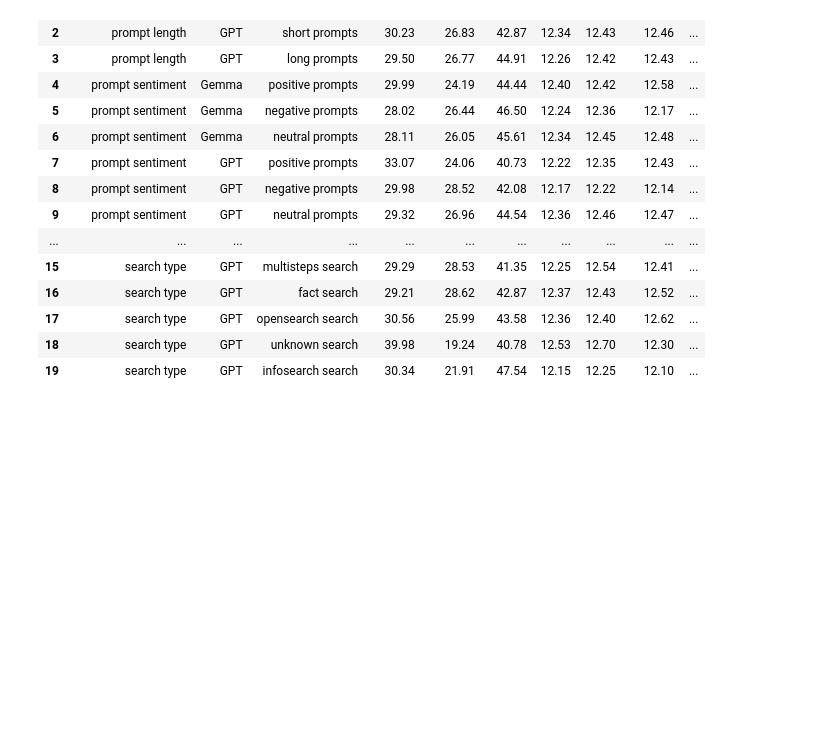
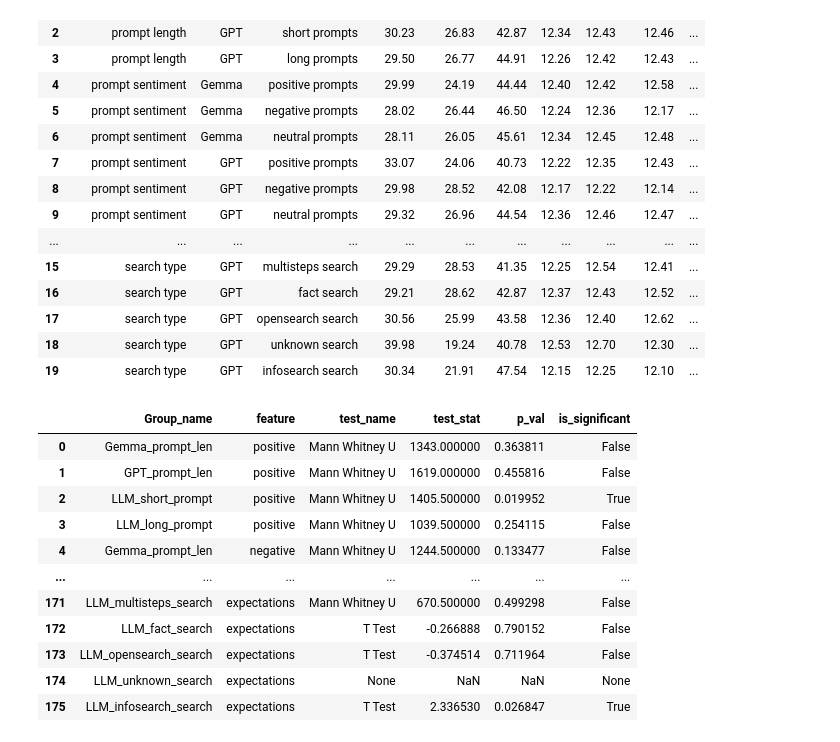
Before and after one commit to HrishitaC/InsideOut2, a Jupyter notebook: Code/analysis.ipynb, the cells around one changed output. Saved outputs shown, nothing was run; the diff lists cells and outputs as text; code cells hidden in the pictures; blank space fills up the shorter version.

Commit message:
Added significance tests for prompt categories

```diff
--- a/Code/analysis.ipynb
+++ b/Code/analysis.ipynb
@@ -476,3 +476,96 @@ query_cat_stats_df
 | 17 | search type | GPT | opensearch search | 30.56 | 25.99 | 43.58 | 12.36 | 12.40 | 12.62 | ... |
 | 18 | search type | GPT | unknown search | 39.98 | 19.24 | 40.78 | 12.53 | 12.70 | 12.30 | ... |
 | 19 | search type | GPT | infosearch search | 30.34 | 21.91 | 47.54 | 12.15 | 12.25 | 12.10 | ... |
+# %%
+from scipy.stats import ttest_ind, mannwhitneyu, shapiro, f_oneway, kruskal, ttest_1samp
+import pandas as pd
+
+def compute_significance(distributions):
+    try:
+        shapiros = [shapiro(distribution)[1] for distribution in distributions]
+        if any(s < 0.05 for s in shapiros):
+            if len(shapiros) == 2:
+                test_stat, p_val = mannwhitneyu(distributions[0], distributions[1])
+                test_name = "Mann Whitney U"
+            elif len(shapiros) == 3:
+                test_stat, p_val = kruskal(distributions[0], distributions[1], distributions[2])
+                test_name = "Kruskal Wallis H"
+            else:
+                test_stat, p_val = kruskal(distributions[0], distributions[1], distributions[2], distributions[3], distributions[4])
+                test_name = "Kruskal Wallis H"
+        else:
+            if len(shapiros) == 2:
+                test_stat, p_val = ttest_ind(distributions[0], distributions[1])
+                test_name = "T Test"
+            elif len(shapiros) == 3:
+                test_stat, p_val = f_oneway(distributions[0], distributions[1], distributions[2])
+                test_name = "ANOVA"
+            else:
+                test_stat, p_val = f_oneway(distributions[0], distributions[1], distributions[2], distributions[3], distributions[4])
+                test_name = "ANOVA"
+        return test_name, test_stat, p_val, p_val < 0.05
+    except:
+        return None, None, None, None
+
+
+OG_EP_categorised = pd.read_csv("../Results/OG_EP_categorised.csv")
+Gemma_EP_categorised = OG_EP_categorised.loc[OG_EP_categorised["LLM"]=="Gemma"]
+GPT_EP_categorised = OG_EP_categorised.loc[OG_EP_categorised["LLM"]=="GPT"]
+
+results = []
+emo_features = ["positive", "negative", "neutral", "joy", "anger", "surprise", "disgust", "fear", "sadness", "trust", "expectations"]
+
+# prompt length
+for emo in emo_features:
+    test_name, test_stat, p_val, is_significant = compute_significance([Gemma_EP_categorised.loc[Gemma_EP_categorised["query_len_type"]=="short"][emo], Gemma_EP_categorised.loc[Gemma_EP_categorised["query_len_type"]=="long"][emo]])
+    results.append(["Gemma_prompt_len", emo, test_name, test_stat, p_val, is_significant])
+
+    test_name, test_stat, p_val, is_significant = compute_significance([GPT_EP_categorised.loc[GPT_EP_categorised["query_len_type"]=="short"][emo], GPT_EP_categorised.loc[GPT_EP_categorised["query_len_type"]=="long"][emo]])
+    results.append(["GPT_prompt_len", emo, test_name, test_stat, p_val, is_significant])
+
+    test_name, test_stat, p_val, is_significant = compute_significance([Gemma_EP_categorised.loc[Gemma_EP_categorised["query_len_type"]=="short"][emo], GPT_EP_categorised.loc[GPT_EP_categorised["query_len_type"]=="short"][emo]])
+    results.append(["LLM_short_prompt", emo, test_name, test_stat, p_val, is_significant])
+
+    test_name, test_stat, p_val, is_significant = compute_significance([Gemma_EP_categorised.loc[Gemma_EP_categorised["query_len_type"]=="long"][emo], GPT_EP_categorised.loc[GPT_EP_categorised["query_len_type"]=="long"][emo]])
+    results.append(["LLM_long_prompt", emo, test_name, test_stat, p_val, is_significant])
+
+# prompt sentiment
+for emo in emo_features:
+    test_name, test_stat, p_val, is_significant = compute_significance([Gemma_EP_categorised.loc[Gemma_EP_categorised["query_sentiment_type"]=="positive"][emo], Gemma_EP_categorised.loc[Gemma_EP_categorised["query_sentiment_type"]=="negative"][emo], Gemma_EP_categorised.loc[Gemma_EP_categorised["query_sentiment_type"]=="neutral"][emo]])
+    results.append(["Gemma_prompt_sentiment", emo, test_name, test_stat, p_val, is_significant])
+
+    test_name, test_stat, p_val, is_significant = compute_significance([GPT_EP_categorised.loc[GPT_EP_categorised["query_sentiment_type"]=="positive"][emo], GPT_EP_categorised.loc[GPT_EP_categorised["query_sentiment_type"]=="negative"][emo], GPT_EP_categorised.loc[GPT_EP_categorised["query_sentiment_type"]=="neutral"][emo]])
+    results.append(["GPT_prompt_sentiment", emo, test_name, test_stat, p_val, is_significant])
+
+    for sent in ["positive", "negative", "neutral"]:
+        test_name, test_stat, p_val, is_significant = compute_significance([Gemma_EP_categorised.loc[Gemma_EP_categorised["query_sentiment_type"]==sent][emo], GPT_EP_categorised.loc[GPT_EP_categorised["query_sentiment_type"]==sent][emo]])
+        results.append(["LLM_"+sent+"_prompt", emo, test_name, test_stat, p_val, is_significant])
+
+# search type
+for emo in emo_features:
+    test_name, test_stat, p_val, is_significant = compute_significance([Gemma_EP_categorised.loc[Gemma_EP_categorised["search_type"]==search][emo] for search in Gemma_EP_categorised["search_type"].unique()])
+    results.append(["Gemma_search_type", emo, test_name, test_stat, p_val, is_significant])
+
+    test_name, test_stat, p_val, is_significant = compute_significance([GPT_EP_categorised.loc[GPT_EP_categorised["search_type"]==search][emo] for search in GPT_EP_categorised["search_type"].unique()])
+    results.append(["GPT_search_type", emo, test_name, test_stat, p_val, is_significant])
+
+    for search in OG_EP_categorised["search_type"].unique():
+        test_name, test_stat, p_val, is_significant = compute_significance([Gemma_EP_categorised.loc[Gemma_EP_categorised["search_type"]==search][emo], GPT_EP_categorised.loc[GPT_EP_categorised["search_type"]==search][emo]])
+        results.append(["LLM_"+search+"_search", emo, test_name, test_stat, p_val, is_significant])
+
+results_df = pd.DataFrame(results, columns=["Group_name", "feature", "test_name", "test_stat", "p_val", "is_significant"])
+results_df.to_csv("../Stats/significance_tests_query_cats.csv", index=False)
+results_df
+# %% [output]
+|  | Group_name | feature | test_name | test_stat | p_val | is_significant |
+| 0 | Gemma_prompt_len | positive | Mann Whitney U | 1343.000000 | 0.363811 | False |
+| 1 | GPT_prompt_len | positive | Mann Whitney U | 1619.000000 | 0.455816 | False |
+| 2 | LLM_short_prompt | positive | Mann Whitney U | 1405.500000 | 0.019952 | True |
+| 3 | LLM_long_prompt | positive | Mann Whitney U | 1039.500000 | 0.254115 | False |
+| 4 | Gemma_prompt_len | negative | Mann Whitney U | 1244.500000 | 0.133477 | False |
+| ... | ... | ... | ... | ... | ... | ... |
+| 171 | LLM_multisteps_search | expectations | Mann Whitney U | 670.500000 | 0.499298 | False |
+| 172 | LLM_fact_search | expectations | T Test | -0.266888 | 0.790152 | False |
+| 173 | LLM_opensearch_search | expectations | T Test | -0.374514 | 0.711964 | False |
+| 174 | LLM_unknown_search | expectations | None | NaN | NaN | None |
+| 175 | LLM_infosearch_search | expectations | T Test | 2.336530 | 0.026847 | True |
```
Also changed, not shown: parts of 1 cell of this notebook, 1 other file.
